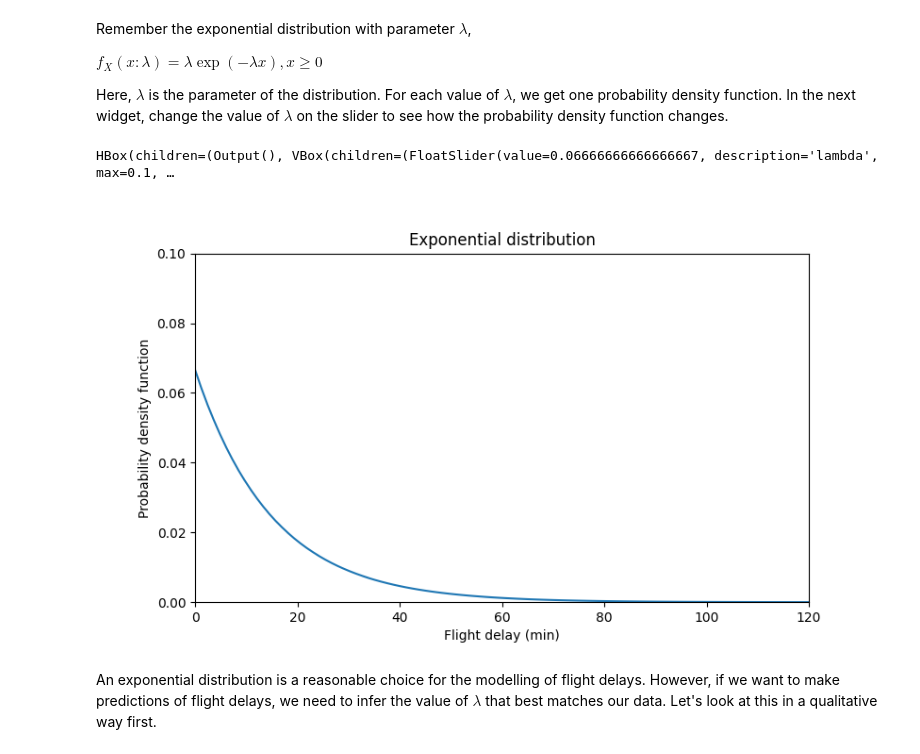
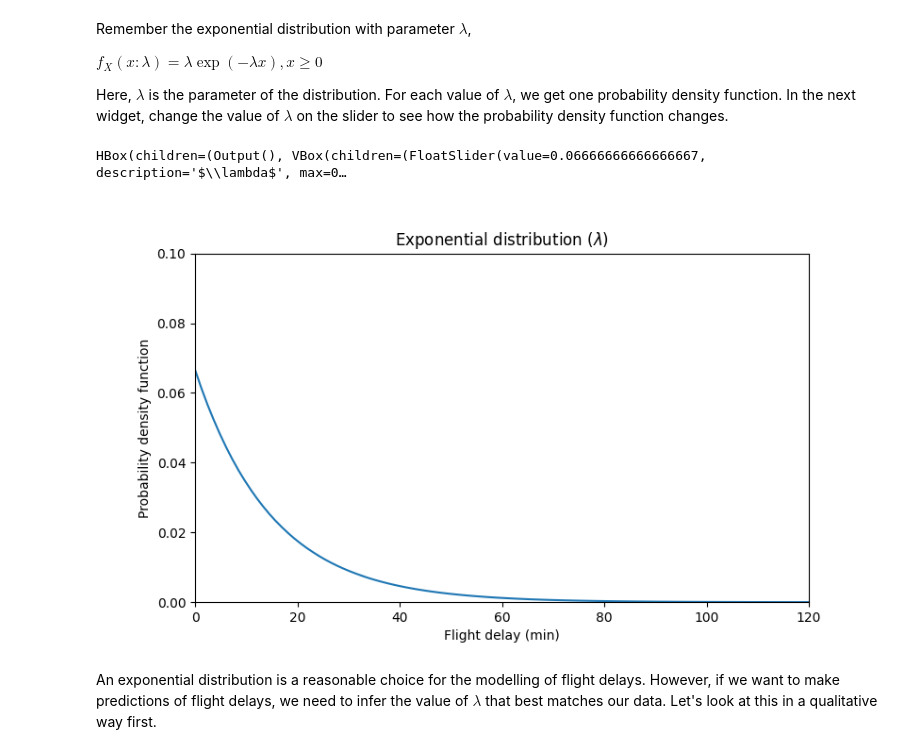
Before and after one commit to arthurBarthe/slidesMTH7015P, a Jupyter notebook: slides1.ipynb, the cells around one changed output. Cells and saved outputs as stored; diff of their text form; code cells hidden in the pictures.

Commit message:
update slides

```diff
--- a/slides1.ipynb
+++ b/slides1.ipynb
@@ -117,26 +117,26 @@ class QuickWidget:
 # %%
 %matplotlib widget
 
 import matplotlib.pyplot as plt
 import numpy as np
 from scipy.stats import expon
 
 def plot_func1(ax, lambd):
     dist = expon(scale = 1 / lambd)
     xs = np.linspace(0, 120, 100)
     ys = dist.pdf(xs)
     ax.plot(xs, ys)
 
-widget = QuickWidget(plot_func1, title='Exponential distribution')
+widget = QuickWidget(plot_func1, title=r'Exponential distribution ($\lambda$)')
 widget.set_xlim(0, 120)
 widget.set_ylim(0, 0.1)
 widget.xlabel = 'Flight delay (min)'
 widget.ylabel = 'Probability density function'
-widget.add_slider(1 / 100, 1 / 10, 1 / 15, 0.01, 'lambd', 'lambda')
+widget.add_slider(1 / 100, 1 / 10, 1 / 15, 0.01, 'lambd', r'$\lambda$')
 widget()
 # %% [output]
-HBox(children=(Output(), VBox(children=(FloatSlider(value=0.06666666666666667, description='lambda', max=0.1, …
+HBox(children=(Output(), VBox(children=(FloatSlider(value=0.06666666666666667, description='$\\lambda$', max=0…
-[figure, old version]
+[figure, new version]
 # %% [markdown]
 An exponential distribution is a reasonable choice for the modelling of flight delays. However, if we want to make predictions of flight delays, we need to infer the value of $\lambda$ that best matches our data. Let's look at this in a qualitative way first.
 # %%
```
Also changed, not shown: parts of 3 cells of this notebook.
